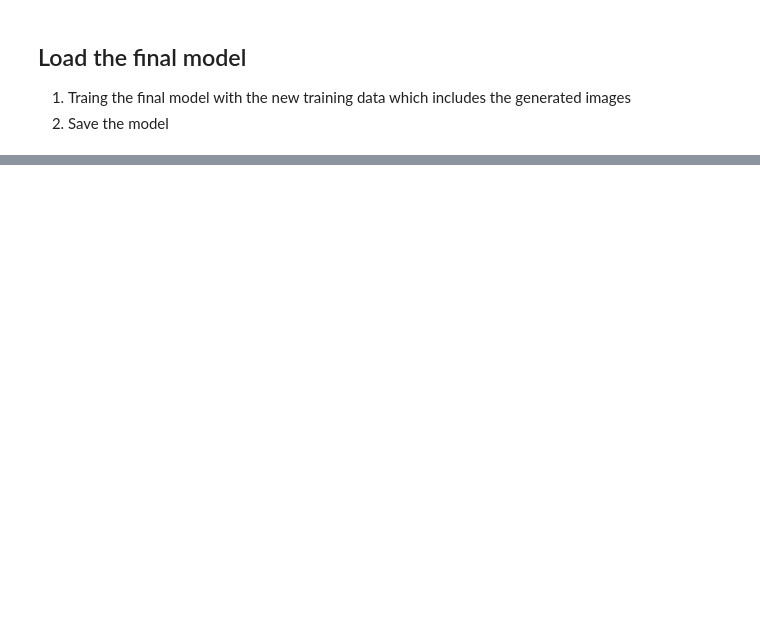
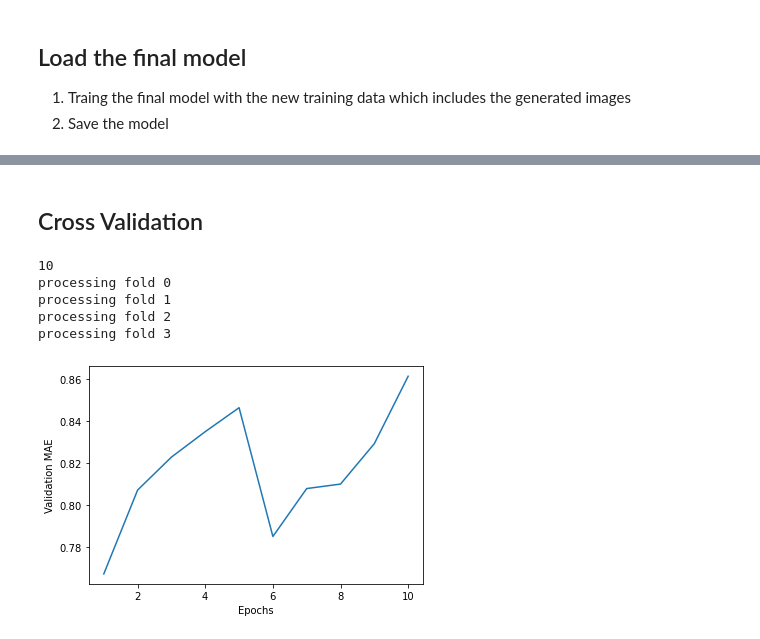
Before and after one commit to ajithkabraham/facial-recognition, a Jupyter notebook: fer_classifier.ipynb, the cells around one changed output, grey strips where cells are left out. Cells and saved outputs as stored; diff of their text form; code cells hidden in the pictures; blank space fills up the shorter version.

```diff
--- a/fer_classifier.ipynb
+++ b/fer_classifier.ipynb
@@ -767,0 +822,4 @@ final_model.save('final_gen_trained_model.h5')
+# %% [markdown]
+## Cross Validation
+# %%
+final_gen_cross_model = tf.keras.models.load_model('final_model.h5')
@@ -767,0 +835,49 @@ final_model.save('final_gen_trained_model.h5')
+# %%
+import numpy as np
+
+def run_kfold(no_epic):
+    print(no_epic)
+    K = 4
+    num_val_samples = len(x) // K
+
+    all_mae_histories = []
+    for i in range(K):
+
+        print('processing fold', i)
+
+        # Prepare the validation data: data from partition i
+        a, b = i * num_val_samples, (i + 1) * num_val_samples
+        val_data = x[a : b]
+        val_targets = y[a : b]
+
+        # Prepare the training data: data from all other partitions
+        partial_train_data = np.concatenate([x[:a], x[b:]], axis=0)
+        #partial_train_data = np.column_stack([mal_image[:a], mal_image[b:]])
+        partial_train_targets = np.concatenate([y[:a], y[b:]], axis=0)
+
+        # Build the Keras model (already compiled)
+
+        history = final_gen_cross_model.fit(partial_train_data, partial_train_targets, validation_data=(test_images, test_labels), epochs=no_epic, batch_size=1, verbose=0,
+                        callbacks=[CustomCallback()])
+        mae_history = history.history['val_accuracy']
+        all_mae_histories.append(mae_history)
+    return all_mae_histories
+# %%
+# With epoch 10
+
+num_epochs=10
+all_mae_histories = run_kfold(num_epochs)
+average_mae_history = [np.mean([x[i] for x in all_mae_histories])for i in range(num_epochs)]
+
+import matplotlib.pyplot as plt
+plt.plot(range(1, len(average_mae_history) + 1), average_mae_history)
+plt.xlabel('Epochs')
+plt.ylabel('Validation MAE')
+plt.show()
+# %% [output]
+10
+processing fold 0
+processing fold 1
+processing fold 2
+processing fold 3
+[figure, added]
```
Also changed, not shown: parts of 9 cells of this notebook.
